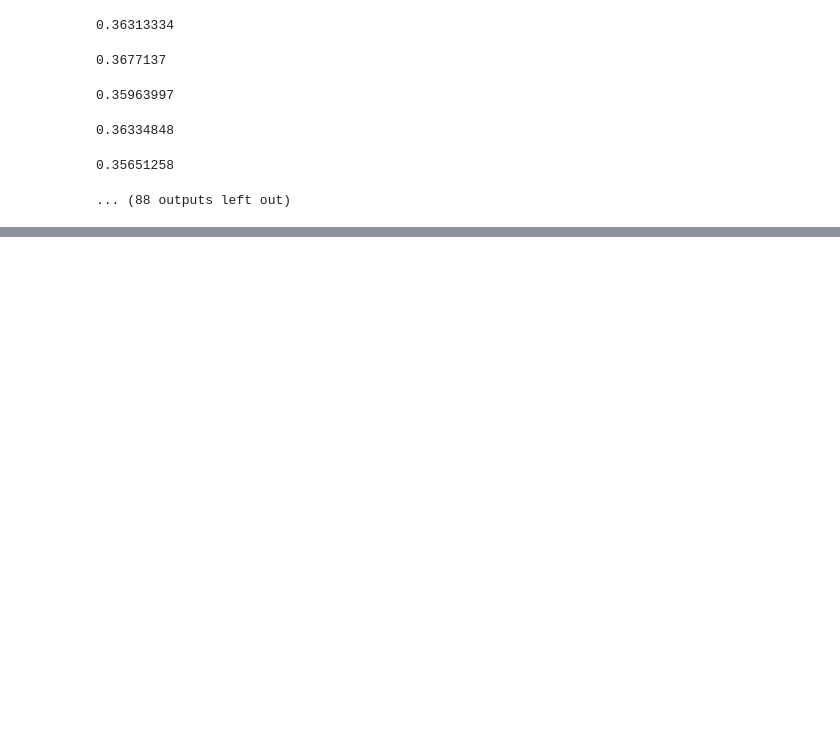
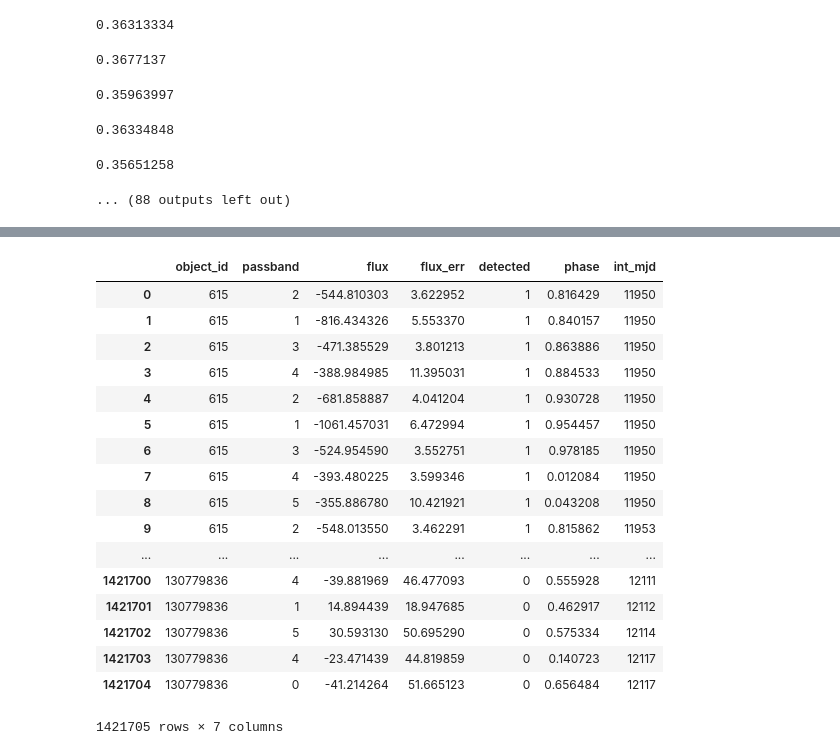
Before and after one commit to guchio3/kaggle-plasticc, a Jupyter notebook: notebook/lstm_autoencoder_deficit_interpolation.ipynb, the cells around one changed output, grey strips where cells are left out. Drawn from its saved outputs; the diff is of its cells as text; code cells hidden in the pictures; blank space fills up the shorter version.

```diff
--- a/notebook/lstm_autoencoder_deficit_interpolation.ipynb
+++ b/notebook/lstm_autoencoder_deficit_interpolation.ipynb
@@ -730,0 +776,21 @@ for i in range(1):
+# %%
+set_df
+# %% [output]
+|  | object_id | passband | flux | flux_err | detected | phase | int_mjd |
+| 0 | 615 | 2 | -544.810303 | 3.622952 | 1 | 0.816429 | 11950 |
+| 1 | 615 | 1 | -816.434326 | 5.553370 | 1 | 0.840157 | 11950 |
+| 2 | 615 | 3 | -471.385529 | 3.801213 | 1 | 0.863886 | 11950 |
+| 3 | 615 | 4 | -388.984985 | 11.395031 | 1 | 0.884533 | 11950 |
+| 4 | 615 | 2 | -681.858887 | 4.041204 | 1 | 0.930728 | 11950 |
+| 5 | 615 | 1 | -1061.457031 | 6.472994 | 1 | 0.954457 | 11950 |
+| 6 | 615 | 3 | -524.954590 | 3.552751 | 1 | 0.978185 | 11950 |
+| 7 | 615 | 4 | -393.480225 | 3.599346 | 1 | 0.012084 | 11950 |
+| 8 | 615 | 5 | -355.886780 | 10.421921 | 1 | 0.043208 | 11950 |
+| 9 | 615 | 2 | -548.013550 | 3.462291 | 1 | 0.815862 | 11953 |
+| ... | ... | ... | ... | ... | ... | ... | ... |
+| 1421700 | 130779836 | 4 | -39.881969 | 46.477093 | 0 | 0.555928 | 12111 |
+| 1421701 | 130779836 | 1 | 14.894439 | 18.947685 | 0 | 0.462917 | 12112 |
+| 1421702 | 130779836 | 5 | 30.593130 | 50.695290 | 0 | 0.575334 | 12114 |
+| 1421703 | 130779836 | 4 | -23.471439 | 44.819859 | 0 | 0.140723 | 12117 |
+| 1421704 | 130779836 | 0 | -41.214264 | 51.665123 | 0 | 0.656484 | 12117 |
+1421705 rows × 7 columns
```
Also changed, not shown: parts of 8 cells of this notebook, 12 other files.
